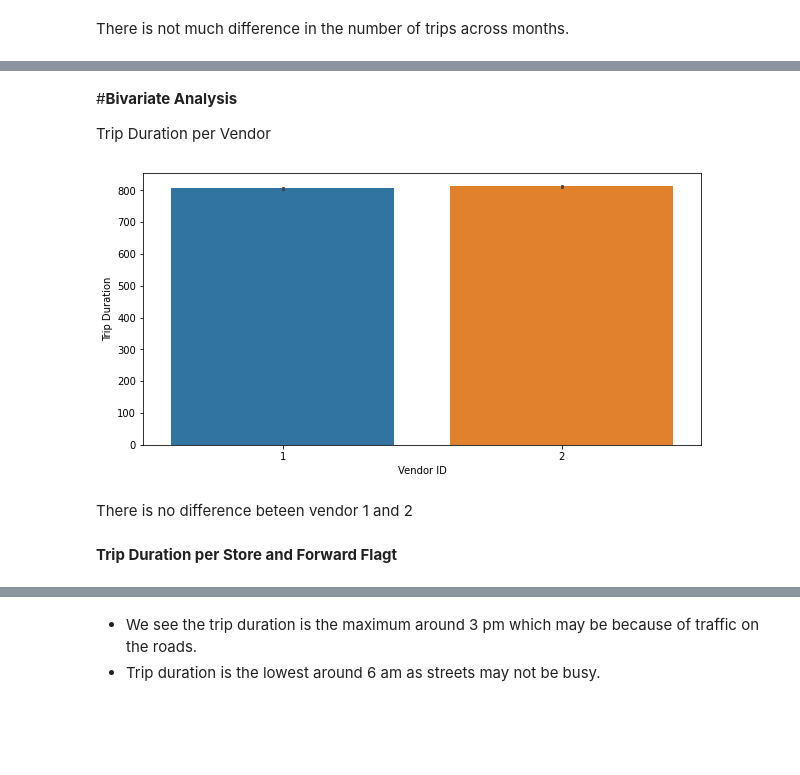
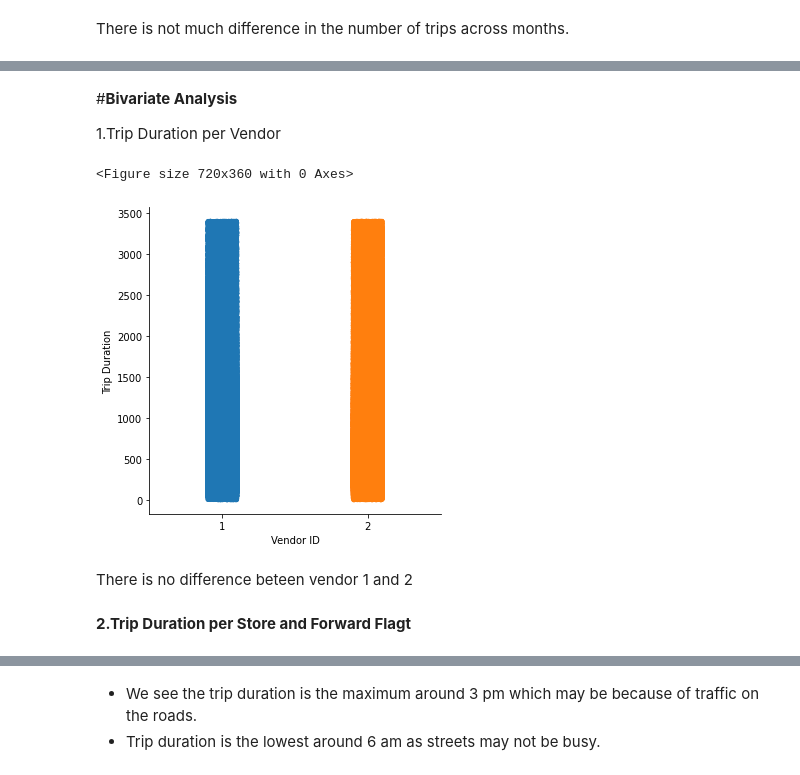
Before and after one commit to yaman9675/NYC-Taxi-Trip-Time-Prediction, a Jupyter notebook: Yaman_NYC_Taxi_Trip_Time_Prediction_Capstone_Project.ipynb, the cells around one changed output, grey strips where cells are left out. Cells and saved outputs as stored; diff of their text form; code cells hidden in the pictures; blank space fills up the shorter version.

```diff
--- a/Yaman_NYC_Taxi_Trip_Time_Prediction_Capstone_Project.ipynb
+++ b/Yaman_NYC_Taxi_Trip_Time_Prediction_Capstone_Project.ipynb
@@ -443 +554,5 @@ nyc_taxi = nyc_taxi[nyc_taxi['passenger_count']<=7]
+# %%
+#Removing 0 and more than 6 passenger
+nyc_taxi = nyc_taxi[nyc_taxi['passenger_count'] != 0]
+nyc_taxi = nyc_taxi[nyc_taxi['passenger_count']<=6]
 # %%
@@ -482,4 +599,7 @@ plt.xlabel('distance')
 plt.show()
 # %% [output]
 [figure]
+# %%
+#Removing  entries which are having distance less than 50 metere
+nyc_taxi = nyc_taxi[nyc_taxi['distance'] > 0.05]
 # %%
@@ -491,0 +649,3 @@ plt.show()
+# %%
+#Removing the rows which are having distance  More than 100 km
+nyc_taxi = nyc_taxi[nyc_taxi['distance'] <= 100]
@@ -504,3 +690,4 @@ The possible reasons for 0 km trips can be:
 # %%
-nyc_taxi = nyc_taxi[nyc_taxi['speed']<=200]
+nyc_taxi = nyc_taxi[nyc_taxi['speed']<=50]
+nyc_taxi = nyc_taxi[nyc_taxi['speed']>=5]
 # %%
@@ -566,17 +757,19 @@ There is not much difference in the number of trips across months.
 # %% [markdown]
 #<b>Bivariate Analysis
 
-Trip Duration per Vendor
+1.Trip Duration per Vendor
 # %%
+#vendor v/s Trip duration
 plt.figure(figsize = (10,5))
-sns.barplot(y='trip_duration',x='vendor_id',data=nyc_taxi,estimator=np.mean)
+sns.catplot(y='trip_duration',x='vendor_id',data=nyc_taxi,estimator=np.mean)
 plt.xlabel('Vendor ID')
 plt.ylabel('Trip Duration')
 plt.show()
 # %% [output]
+<Figure size 720x360 with 0 Axes>
-[figure, old version]
+[figure, new version]
 # %% [markdown]
 There is no difference beteen  vendor 1 and 2
 # %% [markdown]
-<b>Trip Duration per Store and Forward Flagt
+<b>2.Trip Duration per Store and Forward Flagt
 # %%
```
Also changed, not shown: parts of 249 cells of this notebook.
